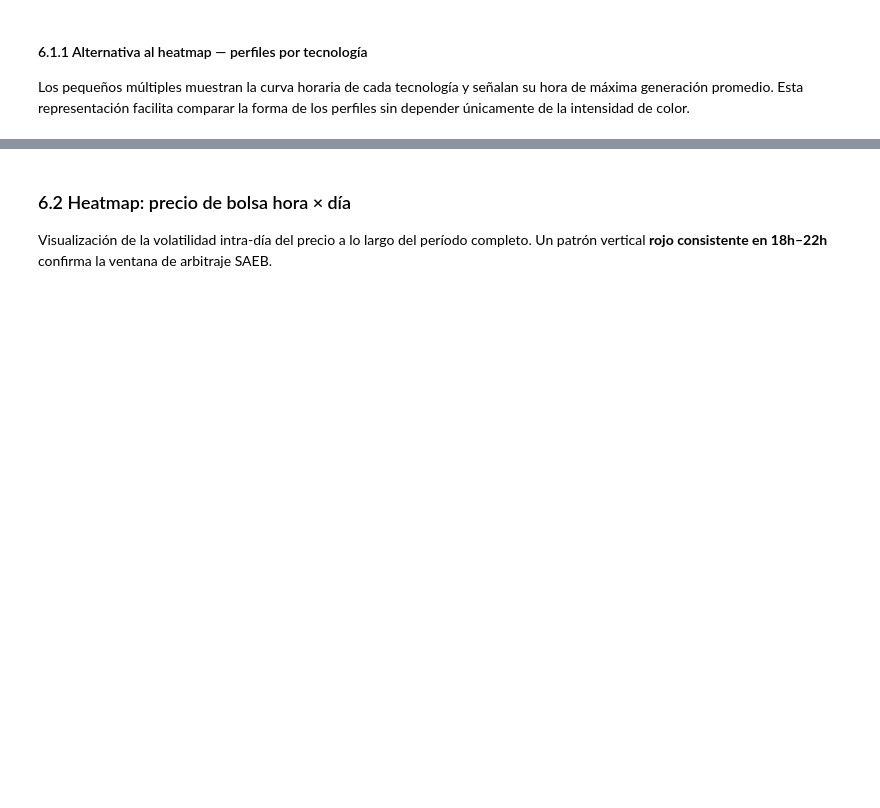
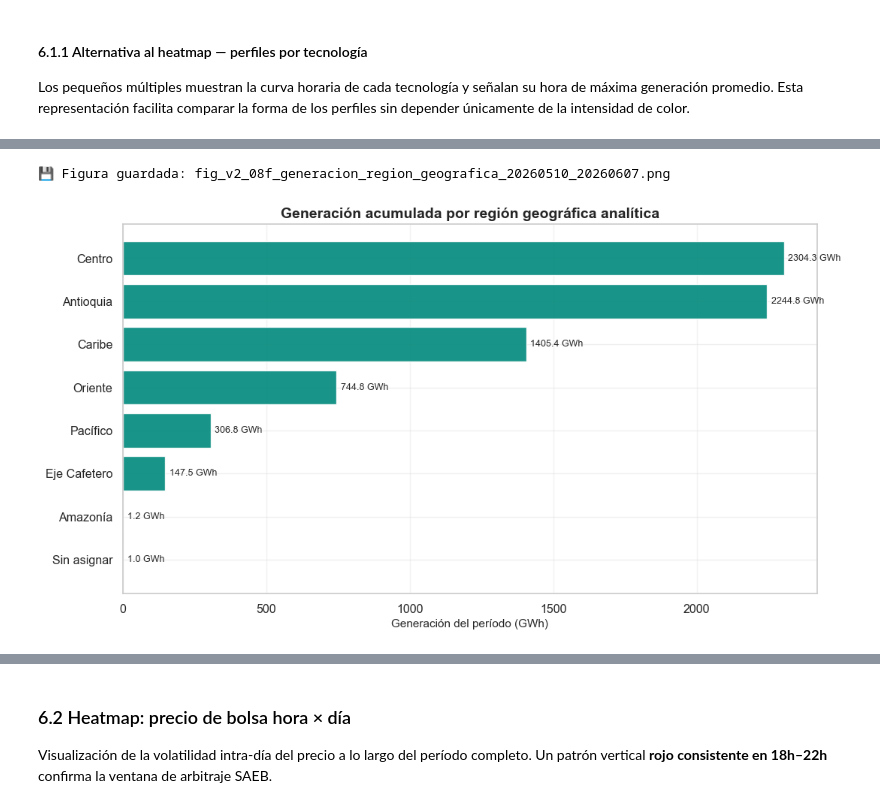
Before and after one commit to mffajardor/solar-generation-colombia-dash, a Jupyter notebook: notebooks/02_serie_tiempo_balance_v2.ipynb, the cells around one changed output, grey strips where cells are left out. Cells and saved outputs as stored; diff of their text form; code cells hidden in the pictures; blank space fills up the shorter version.

Commit message:
feat(v2): notebook executed with UPME and SIMEM data

```diff
--- a/notebooks/02_serie_tiempo_balance_v2.ipynb
+++ b/notebooks/02_serie_tiempo_balance_v2.ipynb
@@ -546,20 +548,7 @@ if MODO == "CSV":
         raise ValueError(f"Las métricas no tienen fechas comunes. {detalle}")
 
 for nombre in list(datos_crudos):
-    datos_crudos[nombre] = filtrar_raw_por_periodo(
-        datos_crudos[nombre], FECHA_INICIO, FECHA_FIN
-    )
-
-ETIQUETA_PERIODO = f"{FECHA_INICIO:%Y%m%d}_{FECHA_FIN:%Y%m%d}"
-print(f"\n🔎 Período analítico común: {FECHA_INICIO} → {FECHA_FIN}")
-print(f"🏷️  Etiqueta ajustada: {ETIQUETA_PERIODO}")
-
-reporte_raw = pd.DataFrame([
-    validar_raw_xm(nombre, df, FECHA_INICIO, FECHA_FIN)
-    for nombre, df in datos_crudos.items()
-])
-reporte_raw["observaciones"] = reporte_raw["observaciones"].str.join("; ")
-display(reporte_raw)
+    datos_crudos[nombre] = filtrar_raw_por_periodo(datos_crudos[nombre], FECHA_INICIO, FECHA_FIN)
 # %% [output]
 📡 Preparando 6 métricas desde XM...
 
@@ -591,8 +592,7 @@ def columnas_horarias(df: pd.DataFrame) -> list[str]:
     """Devuelve las columnas Values_HourXX en orden numérico."""
     return sorted(
         [c for c in df.columns if c.startswith("Values_Hour")],
-        key=lambda c: int(c.rsplit("Hour", 1)[-1]),
-    )
+        key=lambda c: int(c.rsplit("Hour", 1)[-1]),)
 
 
 def agregar_timestamp(df: pd.DataFrame, fecha_col: str = "Fecha", hora_col: str = "Hora") -> pd.DataFrame:
@@ -709,8 +709,7 @@ if "generacion" in datos_crudos:
     tablas["fact_generacion"] = wide_to_long(
         datos_crudos["generacion"],
         nombre_valor="Generacion_kWh",
-        codigo_nombre="Codigo_Planta",
-    )
+        codigo_nombre="Codigo_Planta",)
     print(f"  ✅ fact_generacion:      {tablas['fact_generacion'].shape[0]:>9,} filas")
 
 # 2. DEMANDA — Sistema, horaria
@@ -718,8 +717,7 @@ if "demanda" in datos_crudos:
     tablas["fact_demanda"] = wide_to_long(
         datos_crudos["demanda"],
         nombre_valor="Demanda_kWh",
-        codigo_nombre="Sistema",
-    )
+        codigo_nombre="Sistema",)
     print(f"  ✅ fact_demanda:         {tablas['fact_demanda'].shape[0]:>9,} filas")
 
 # 3. PRECIO DE BOLSA — Sistema, horaria
@@ -727,16 +725,15 @@ if "precio_bolsa" in datos_crudos:
     tablas["fact_precio"] = wide_to_long(
         datos_crudos["precio_bolsa"],
         nombre_valor="Precio_COP_kWh",
-        codigo_nombre="Sistema",
-    )
+        codigo_nombre="Sistema",)
     print(f"  ✅ fact_precio:          {tablas['fact_precio'].shape[0]:>9,} filas")
 
 # 4. EMBALSES — Sistema, DIARIA (mismo valor en las 24 horas)
 if "embalses" in datos_crudos:
     tablas["fact_embalses"] = daily_to_long(
         datos_crudos["embalses"],
-        nombre_valor="Nivel_Embalses_Pct",
-    )
+        nombre_valor="Nivel_Embalses_Pct",)
+
     # XM rotula la unidad como %, pero el endpoint diario entrega fracción (0–1).
     nivel = tablas["fact_embalses"]["Nivel_Embalses_Pct"]
     if nivel.notna().any() and nivel.max() <= 1.5:
@@ -749,16 +746,14 @@ if "embalses" in datos_crudos:
 if "aportes" in datos_crudos:
     tablas["fact_aportes"] = daily_to_long(
         datos_crudos["aportes"],
-        nombre_valor="Aportes_kWh",
-    )
+        nombre_valor="Aportes_kWh",)
     print(f"  ✅ fact_aportes:         {tablas['fact_aportes'].shape[0]:>9,} filas")
 
 # 6. PRECIO DE ESCASEZ — Sistema, referencia diaria
 if "precio_escasez" in datos_crudos:
     tablas["fact_precio_escasez"] = daily_to_long(
         datos_crudos["precio_escasez"],
-        nombre_valor="Precio_Escasez_COP_kWh",
-    )
+        nombre_valor="Precio_Escasez_COP_kWh",)
     print(f"  ✅ fact_precio_escasez:  {tablas['fact_precio_escasez'].shape[0]:>9,} filas")
 
 print(f"\n📊 Tablas analíticas creadas: {list(tablas.keys())}")
@@ -2690,0 +3166,8 @@ VBox(children=(HTML(value='<b>Explorador operativo de generación — SIMEM</b>'
+# %%
+# Resultado base visible sin interacción.
+fig_resumen_regiones = graficar_resumen_regiones(generacion_geografica)
+if fig_resumen_regiones is not None:
+    plt.show()
+# %% [output]
+💾 Figura guardada: fig_v2_08f_generacion_region_geografica_20260510_20260607.png
+[figure, added]
```
Also changed, not shown: parts of 53 cells of this notebook.
